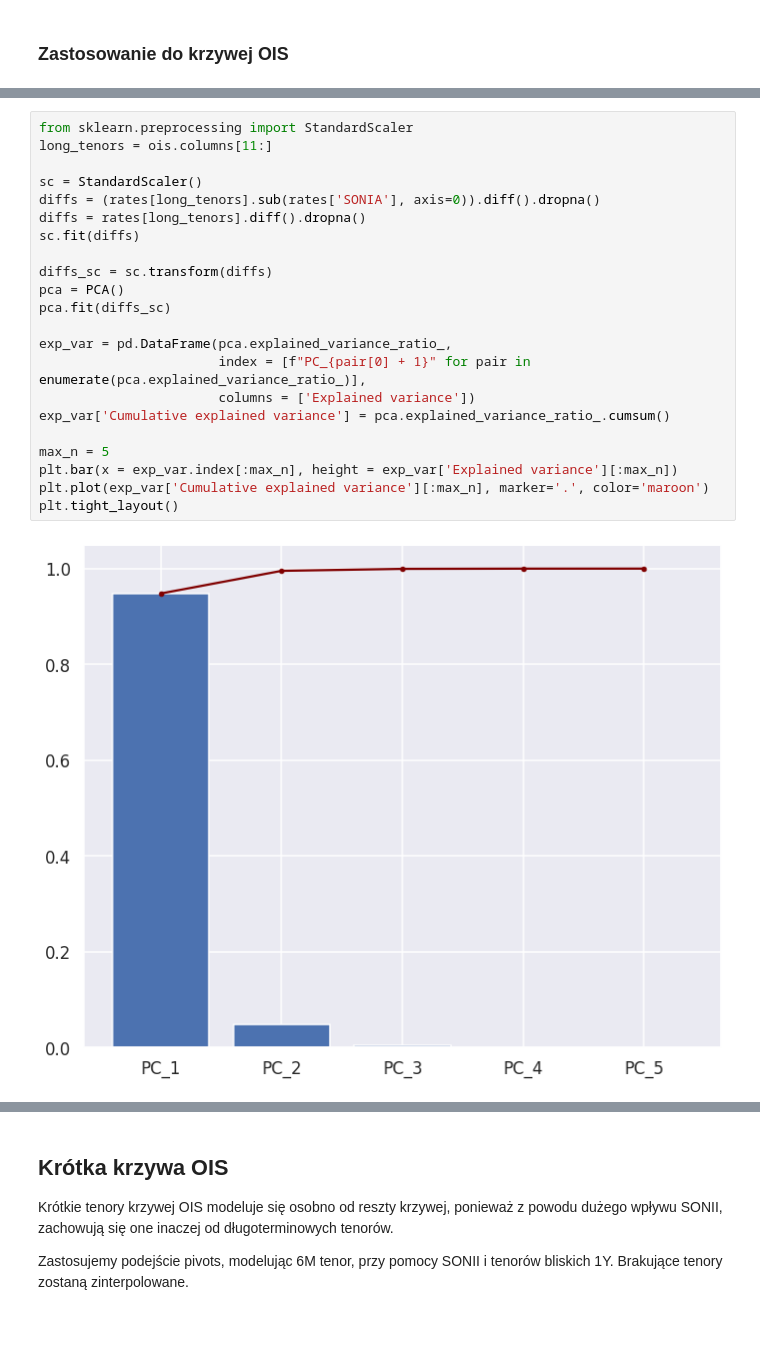
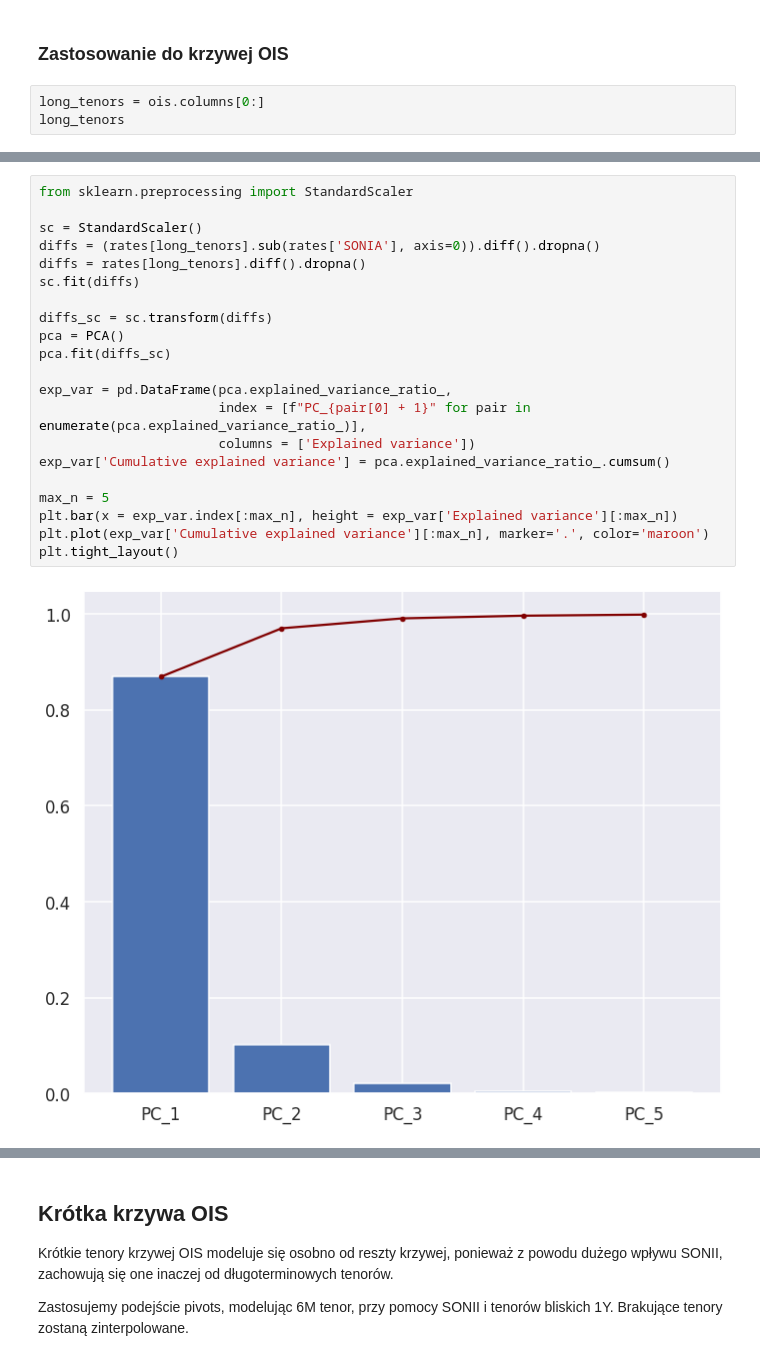
Before and after one commit to PiotMik/OIS_curve_modeling, a Jupyter notebook: OIS_Curve_modelling_3.ipynb, the cells around one changed output, grey strips where cells are left out. Drawn from its saved outputs; the diff is of its cells as text; blank space fills up the shorter version.

```diff
--- a/OIS_Curve_modelling_3.ipynb
+++ b/OIS_Curve_modelling_3.ipynb
@@ -223,3 +246,6 @@ plt.show()
 [figure]
 # %% [markdown]
 ### Zastosowanie do krzywej OIS
+# %%
+long_tenors = ois.columns[0:]
+long_tenors
@@ -226,27 +261,26 @@ plt.show()
 # %%
 from sklearn.preprocessing import StandardScaler
-long_tenors = ois.columns[11:]
 
 sc = StandardScaler()
 diffs = (rates[long_tenors].sub(rates['SONIA'], axis=0)).diff().dropna()
 diffs = rates[long_tenors].diff().dropna()
 sc.fit(diffs)
 
 diffs_sc = sc.transform(diffs)
 pca = PCA()
 pca.fit(diffs_sc)
 
 exp_var = pd.DataFrame(pca.explained_variance_ratio_,
                        index = [f"PC_{pair[0] + 1}" for pair in enumerate(pca.explained_variance_ratio_)],
                        columns = ['Explained variance'])
 exp_var['Cumulative explained variance'] = pca.explained_variance_ratio_.cumsum()
 
 max_n = 5
 plt.bar(x = exp_var.index[:max_n], height = exp_var['Explained variance'][:max_n])
 plt.plot(exp_var['Cumulative explained variance'][:max_n], marker='.', color='maroon')
 plt.tight_layout()
 # %% [output]
-[figure, old version]
+[figure, new version]
 # %%
 exp_var.head(10)
 # %% [output]
```
Also changed, not shown: parts of 15 cells of this notebook.
